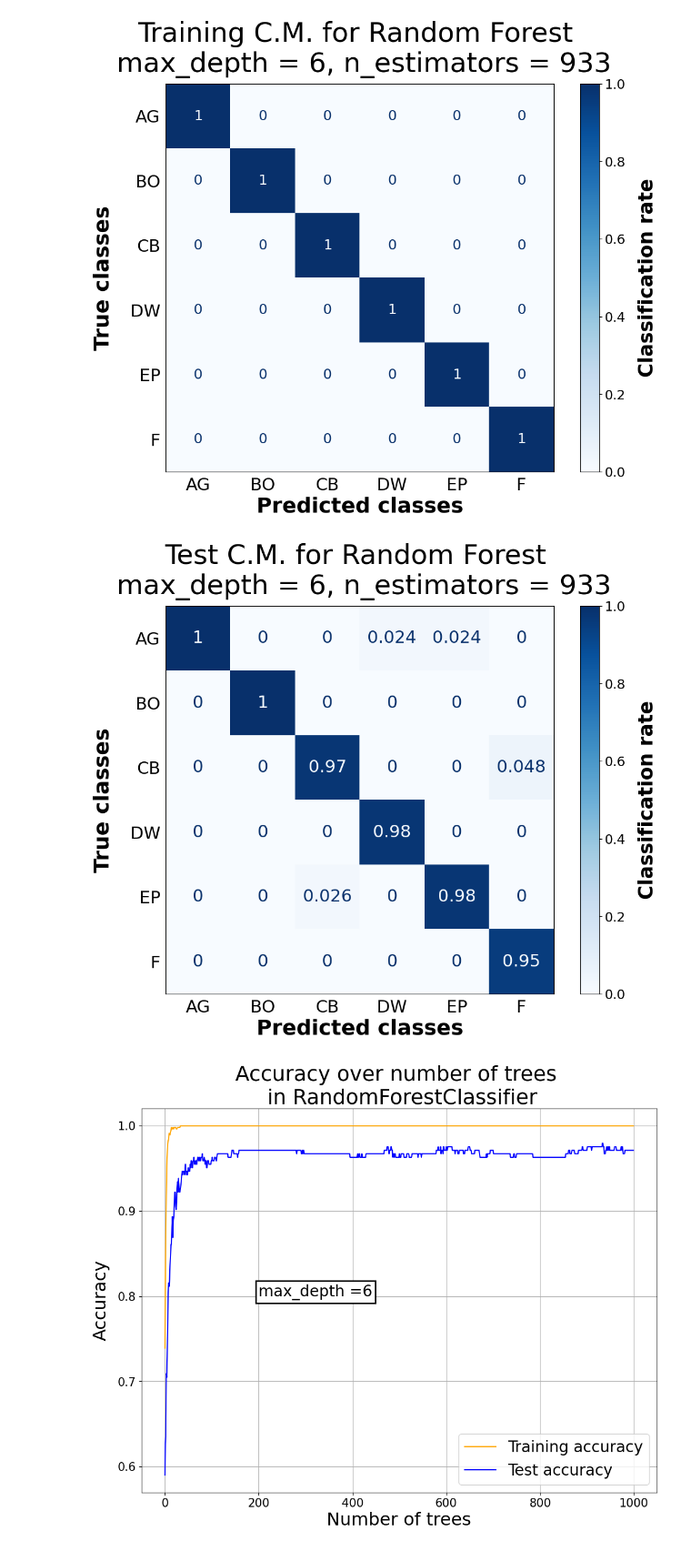
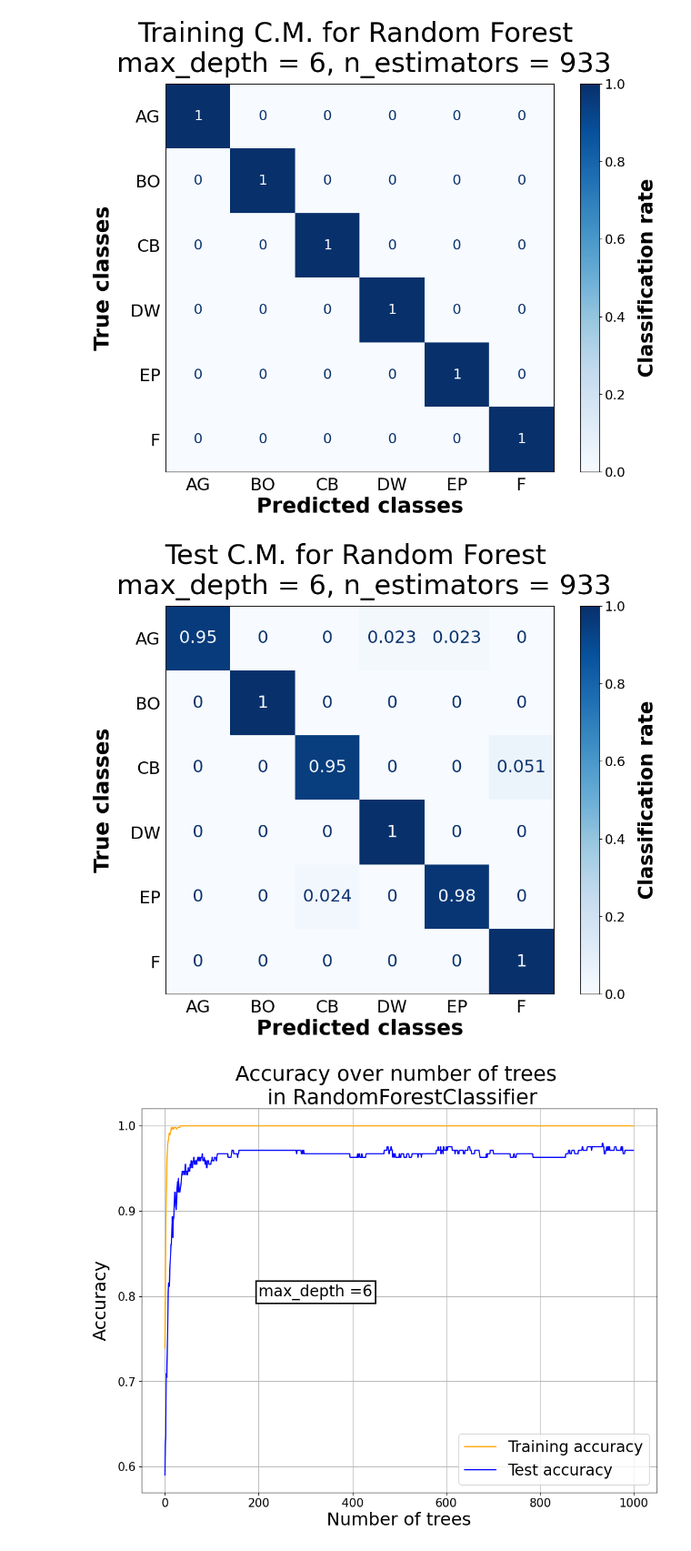
Before and after one commit to gresslos/FYS-STK_Project3, a Jupyter notebook: EnsembleMethods.ipynb, the cells around one changed output. Shown at 91% size. Saved outputs shown, nothing was run; the diff lists cells and outputs as text; code cells hidden in the pictures.

Commit message:
Changed the confusion matrix plots to be normalized relative to the true classes

```diff
--- a/EnsembleMethods.ipynb
+++ b/EnsembleMethods.ipynb
@@ -547,24 +547,24 @@ plt.show()
 # %%
 # Plot test confusion matrix
 
 fig1, ax1 = plt.subplots(figsize=(12, 9))
 
-disp = ConfusionMatrixDisplay.from_predictions(y_test, test_predictions_RF, ax=ax1, display_labels = classes, cmap='Blues', normalize = "pred", text_kw = dict(fontsize = 22), colorbar = False)
+disp = ConfusionMatrixDisplay.from_predictions(y_test, test_predictions_RF, ax=ax1, display_labels = classes, cmap='Blues', normalize = "true", text_kw = dict(fontsize = 22), colorbar = False)
 
 image = disp.im_
 
 cbar = disp.ax_.figure.colorbar(image, ax=disp.ax_)
 cbar.ax.set_ylabel('Classification rate', fontsize=25, labelpad = 15, fontweight = 'bold')
 cbar.ax.tick_params(labelsize = 17)
 
 ax1.set_title(f'Test C.M. for Random Forest \n max_depth = {optimalparamsRF[0]}, n_estimators = {int(optimal_estimatorsRF)}', fontsize = 35, pad = 15)
 ax1.tick_params(axis = 'both', which = 'both', length = 0, labelsize = 22, pad = 7)
 ax1.set_xlabel('Predicted classes', fontsize = 27, fontweight = 'bold')
 ax1.set_ylabel('True classes', fontsize = 27, labelpad = 22, fontweight = 'bold')
 plt.savefig(PATH_1 + "/Test_CM_RF.png",bbox_inches='tight')
 plt.show()
 # %% [output]
-[figure, old version]
+[figure, new version]
 # %%
 ########################### CROSS ENTROPY AND ACCURACY OVER ROUNDS #######################################
 plt.figure(1, figsize = (12, 9))
```
Also changed, not shown: parts of 3 cells of this notebook, 2 other files.
